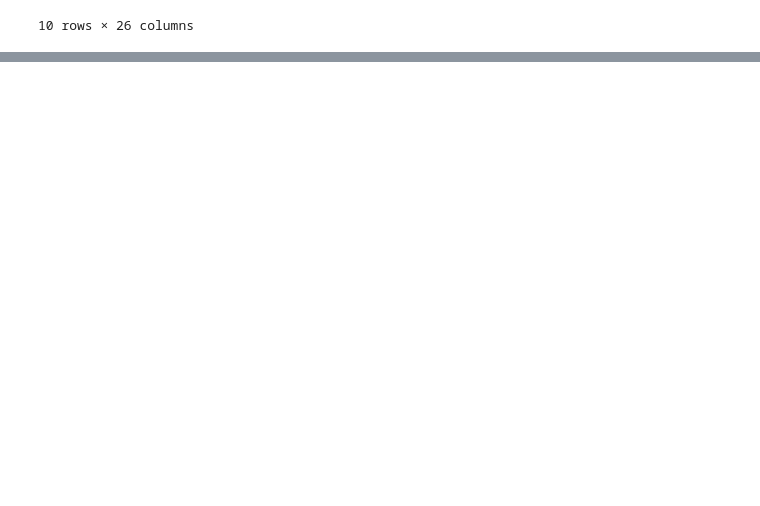
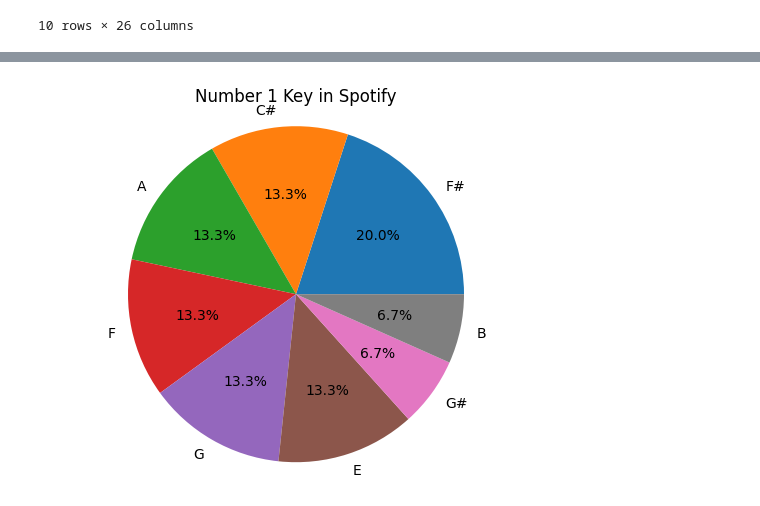
Before and after one commit to alaa-aleryani/Project_1, a Jupyter notebook: music.ipynb, the cells around one changed output, grey strips where cells are left out. Drawn from its saved outputs; the diff is of its cells as text; code cells hidden in the pictures; blank space fills up the shorter version.

```diff
--- a/music.ipynb
+++ b/music.ipynb
@@ -253,0 +287,9 @@ music_prior_df.head(10)
+# %%
+## Make a bar graph for no1 spotify key
+no1_spotify_key= no1_spotify["key"].value_counts()
+plt.pie(no1_spotify_key, labels=no1_spotify_key.index, autopct='%1.1f%%')
+plt.axis("equal")
+plt.title("Number 1 Key in Spotify")
+plt.show()
+# %% [output]
+[figure, added]
```
Also changed, not shown: parts of 16 cells of this notebook.
